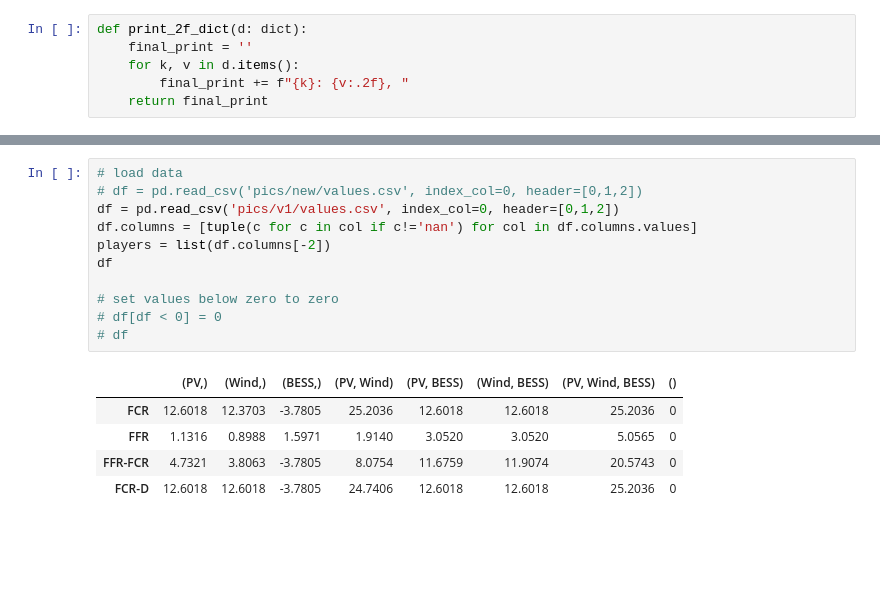
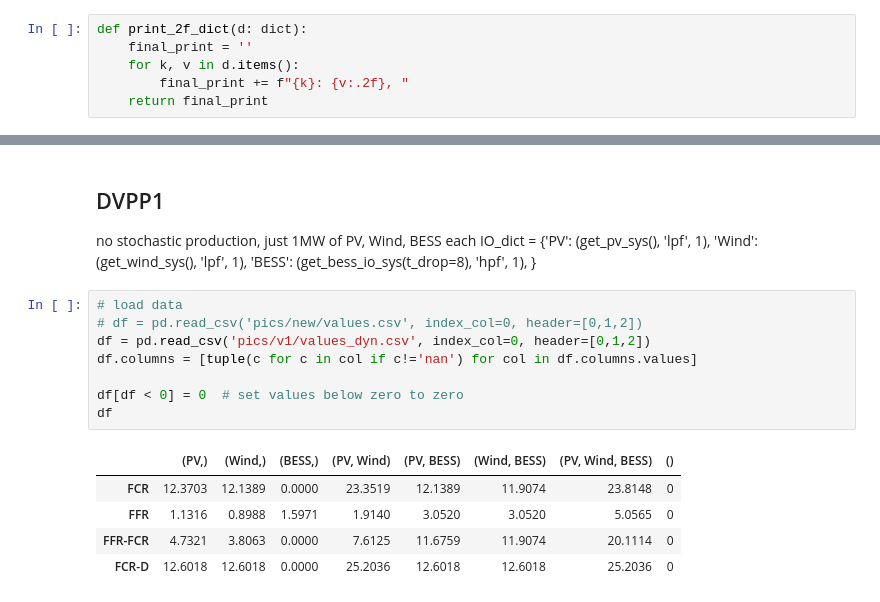
Before and after one commit to cvonholly/dvpp_reward_mechanism, a Jupyter notebook: visualize.ipynb, the cells around one changed output, grey strips where cells are left out. Saved outputs shown, nothing was run; the diff lists cells and outputs as text; blank space fills up the shorter version.

```diff
--- a/visualize.ipynb
+++ b/visualize.ipynb
@@ -384,17 +426,22 @@ def print_2f_dict(d: dict):
+# %% [markdown]
+## DVPP1
+
+no stochastic production, just 1MW of PV, Wind, BESS each
+IO_dict =      {'PV': (get_pv_sys(), 'lpf', 1),
+                'Wind': (get_wind_sys(), 'lpf', 1),
+                'BESS': (get_bess_io_sys(t_drop=8), 'hpf', 1),
+                }
 # %%
 # load data
 # df = pd.read_csv('pics/new/values.csv', index_col=0, header=[0,1,2])
-df = pd.read_csv('pics/v1/values.csv', index_col=0, header=[0,1,2])
+df = pd.read_csv('pics/v1/values_dyn.csv', index_col=0, header=[0,1,2])
 df.columns = [tuple(c for c in col if c!='nan') for col in df.columns.values]
-players = list(df.columns[-2])
+
+df[df < 0] = 0  # set values below zero to zero
 df
-
-# set values below zero to zero
-# df[df < 0] = 0
-# df
 # %% [output]
 |  | (PV,) | (Wind,) | (BESS,) | (PV, Wind) | (PV, BESS) | (Wind, BESS) | (PV, Wind, BESS) | () |
-| FCR | 12.6018 | 12.3703 | -3.7805 | 25.2036 | 12.6018 | 12.6018 | 25.2036 | 0 |
+| FCR | 12.3703 | 12.1389 | 0.0000 | 23.3519 | 12.1389 | 11.9074 | 23.8148 | 0 |
 | FFR | 1.1316 | 0.8988 | 1.5971 | 1.9140 | 3.0520 | 3.0520 | 5.0565 | 0 |
-| FFR-FCR | 4.7321 | 3.8063 | -3.7805 | 8.0754 | 11.6759 | 11.9074 | 20.5743 | 0 |
-| FCR-D | 12.6018 | 12.6018 | -3.7805 | 24.7406 | 12.6018 | 12.6018 | 25.2036 | 0 |
+| FFR-FCR | 4.7321 | 3.8063 | 0.0000 | 7.6125 | 11.6759 | 11.9074 | 20.1114 | 0 |
+| FCR-D | 12.6018 | 12.6018 | 0.0000 | 25.2036 | 12.6018 | 12.6018 | 25.2036 | 0 |
```
Also changed, not shown: parts of 38 cells of this notebook, 12 other files.
